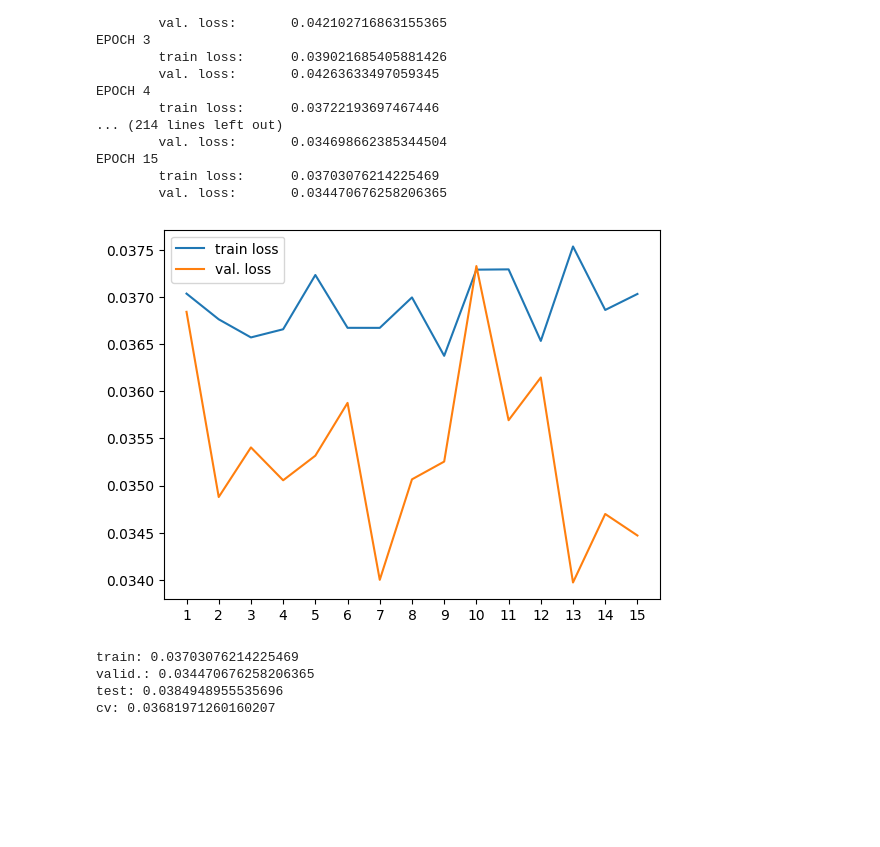
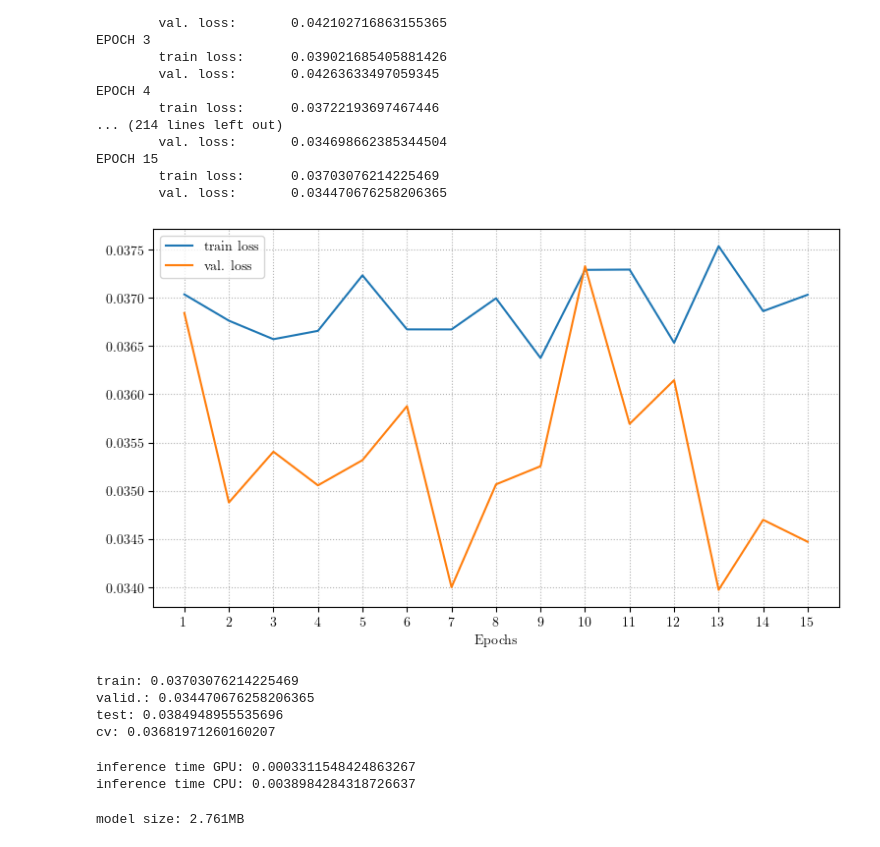
Before and after one commit to maurotella/SML_project_2024, a Jupyter notebook: pytorch/Squeeze_training.ipynb, the cells around one changed output. Saved outputs shown, nothing was run; the diff lists cells and outputs as text; code cells hidden in the pictures; blank space fills up the shorter version.

```diff
--- a/pytorch/Squeeze_training.ipynb
+++ b/pytorch/Squeeze_training.ipynb
@@ -5,6 +5,17 @@ from sklearn.model_selection import KFold
 from torch.utils.data import Subset
 from torch import nn,optim,save,load
 import matplotlib.pyplot as plt
+import time
+from torch.cuda import synchronize
+import matplotlib
+matplotlib.use("pgf")
+matplotlib.rcParams.update({
+    "pgf.texsystem": "pdflatex",
+    'font.family': 'serif',
+    'text.usetex': True,
+    'pgf.rcfonts': False,
+})
+%matplotlib inline
 
 device = 'cuda'
 # %%
@@ -42,16 +53,18 @@ with open(filename, 'w') as fp:
 # %%
 net = squeezenet1_1()
 net.load_state_dict(load('models/squeeze_net.pth',weights_only=True))
 all_loss = load_json('results/squeezenet.json')
-plt.subplots()
+plt.subplots(figsize=(9,5))
 epochs = len(all_loss['all-loss'][0]['train'])
 plt.plot(range(1,epochs+1),all_loss['all-loss'][-1]['train'],label='train loss')
 plt.plot(range(1,epochs+1),all_loss['all-loss'][-1]['validation'],label='val. loss')
 plt.xticks(range(1,epochs+1))
 plt.legend()
-plt.show()
+plt.xlabel('Epochs')
+plt.grid(linestyle='dotted')
+plt.savefig('squeezenet_loss.pdf',bbox_inches='tight', pad_inches=0)
 # %% [output]
-[figure, old version]
+[figure, new version]
 # %%
 cv = all_loss['CV-loss']
 test = test_error(net,make_test_set())
@@ -64,3 +77,59 @@ train: 0.03703076214225469
 valid.: 0.034470676258206365
 test: 0.0384948955535696
 cv: 0.03681971260160207
+# %%
+testloader = DataLoader(
+    make_test_set(), batch_size=4, shuffle=False, num_workers=2
+)
+net.eval()
+total_time = 0
+device = 'cuda'
+net.to(device)
+test_error(net,make_test_set(),device='cuda') #WARM UP
+for data in testloader:
+    x, area, ate, are = data
+    x = x.to(device)
+    area = area.to(device)
+    ate = ate.to(device)
+    are = are.to(device)
+    synchronize()
+    start_time = time.time()
+    outputs = net(x,area)
+    synchronize()
+    end_time = time.time()
+    total_time += (end_time-start_time)/len(data)
+inf_time = total_time/len(testloader)
+print(f'inference time GPU: {inf_time}')
+total_time = 0
+device = 'cpu'
+net.to(device)
+test_error(net,make_test_set(),device='cpu') #WARM UP
+for data in testloader:
+    x, area, ate, are = data
+    x = x.to(device)
+    area = area.to(device)
+    ate = ate.to(device)
+    are = are.to(device)
+    synchronize()
+    start_time = time.time()
+    outputs = net(x,area)
+    synchronize()
+    end_time = time.time()
+    total_time += (end_time-start_time)/len(data)
+inf_time = total_time/len(testloader)
+print(f'inference time CPU: {inf_time}')
+# %% [output]
+inference time GPU: 0.0003311548424863267
+inference time CPU: 0.0038984284318726637
+# %%
+param_size = 0
+for param in net.parameters():
+    param_size += param.nelement() * param.element_size()
+buffer_size = 0
+for buffer in net.buffers():
+    buffer_size += buffer.nelement() * buffer.element_size()
+
+size_all_mb = (param_size + buffer_size) / 1024**2
+print('model size: {:.3f}MB'.format(size_all_mb))
+# %% [output]
+model size: 2.761MB
```
Also changed, not shown: 19 other files.
